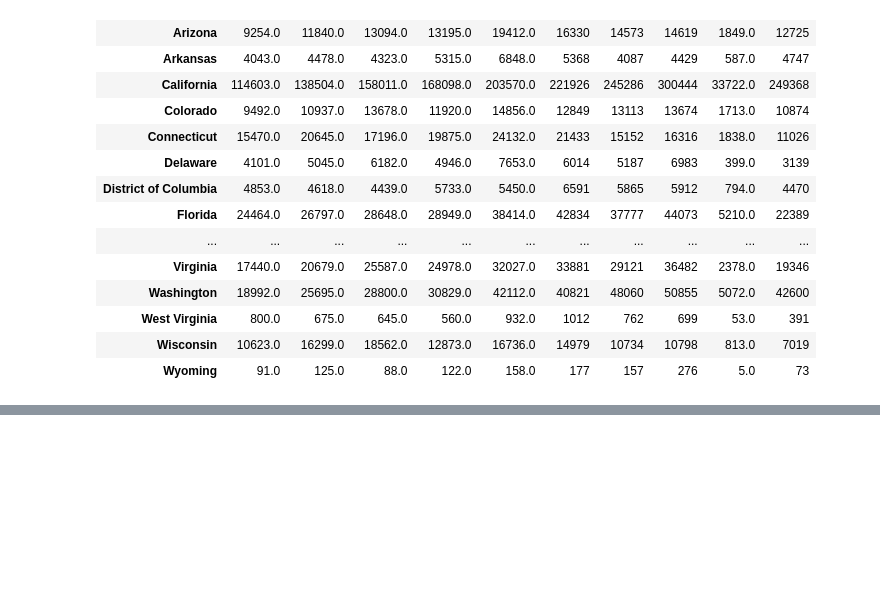
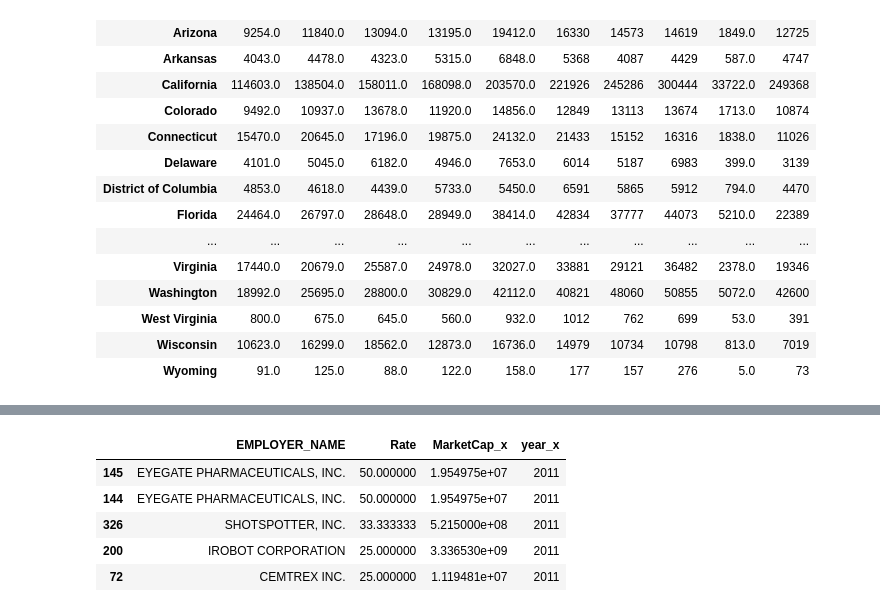
Before and after one commit to Surb22/2021_Spring_finals-1, a Jupyter notebook: main.ipynb, the cells around one changed output, grey strips where cells are left out. Cells and saved outputs as stored; diff of their text form; code cells hidden in the pictures; blank space fills up the shorter version.

```diff
--- a/main.ipynb
+++ b/main.ipynb
@@ -188,0 +214,9 @@ df
+# %%
+hypothesis3_df[hypothesis3_df.year_x == '2011'].sort_values(by='Rate', ascending=False).tail(5)
+# %% [output]
+|  | EMPLOYER_NAME | Rate | MarketCap_x | year_x |
+| 145 | EYEGATE PHARMACEUTICALS, INC. | 50.000000 | 1.954975e+07 | 2011 |
+| 144 | EYEGATE PHARMACEUTICALS, INC. | 50.000000 | 1.954975e+07 | 2011 |
+| 326 | SHOTSPOTTER, INC. | 33.333333 | 5.215000e+08 | 2011 |
+| 200 | IROBOT CORPORATION | 25.000000 | 3.336530e+09 | 2011 |
+| 72 | CEMTREX INC. | 25.000000 | 1.119481e+07 | 2011 |
```
Also changed, not shown: parts of 8 cells of this notebook.
